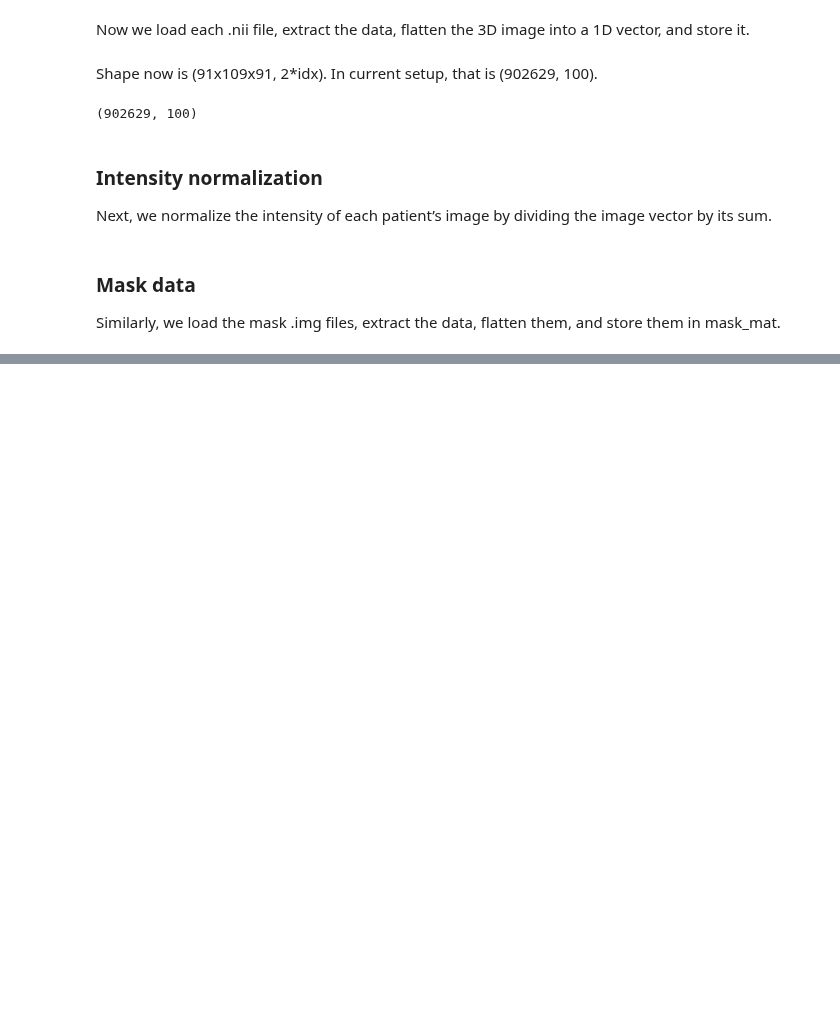
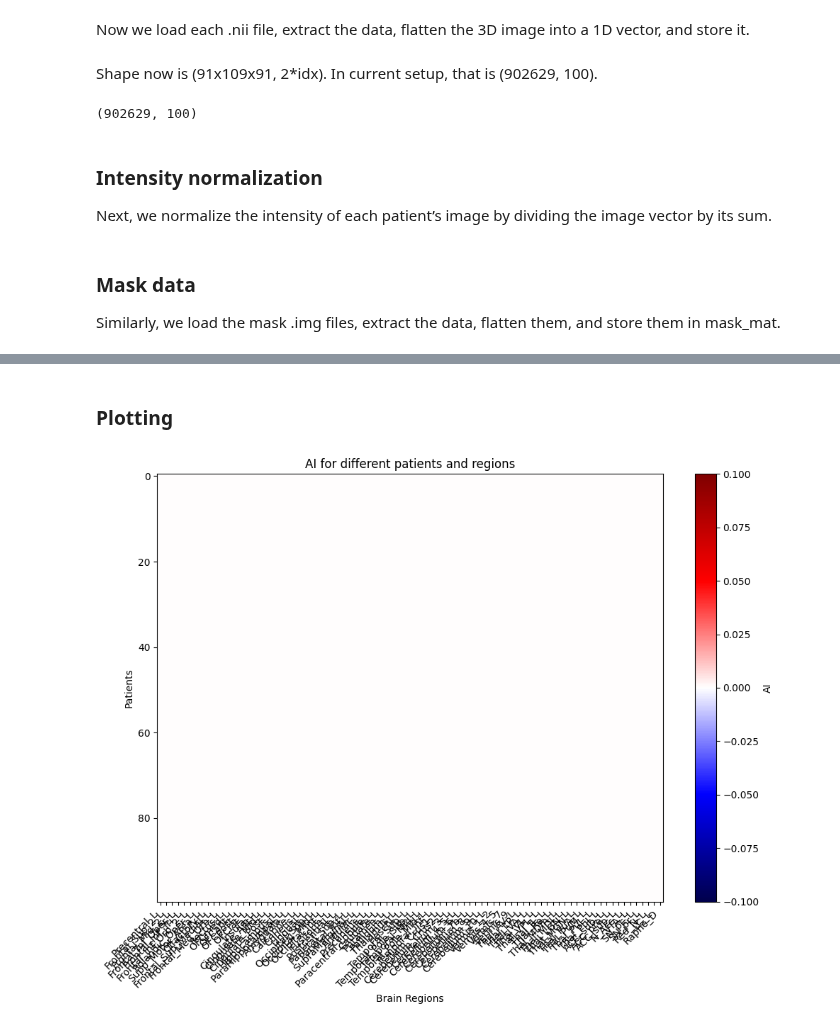
Before and after one commit to Crtox/asymmetryAD, a Jupyter notebook: extract_region_values.ipynb, the cells around one changed output, grey strips where cells are left out. Cells and saved outputs as stored; diff of their text form; code cells hidden in the pictures; blank space fills up the shorter version.

Commit message:
mask problems

```diff
--- a/extract_region_values.ipynb
+++ b/extract_region_values.ipynb
@@ -239,3 +243,14 @@ patients_mat_intensity_norm = patients_mat / np.sum(patients_mat, axis=0)
 # %% [markdown]
 ### Mask data
 Similarly, we load the mask .img files, extract the data, flatten them, and store them in mask_mat.
+# %%
+# Load mask files as 1D vectors
+mask_data = []
+
+for mask_file in mask_files:
+    mask_img = nib.load(mask_file)                       # Load the mask file
+    mask_data_1d = mask_img.get_fdata().flatten()        # Convert to 1D vector
+    mask_data.append(mask_data_1d)
+
+# Convert mask data to a NumPy array
+mask_mat = np.column_stack(mask_data)
@@ -241,0 +267,17 @@ Similarly, we load the mask .img files, extract the data, flatten them, and stor
+# %%
+mask_number = len(masks_title_all)                                         # Number of masks (ROIs)
+ROI = np.zeros((len(list_nii), mask_number))                               # Empty matrix
+relative_diff_ROI = np.zeros((len(list_nii), mask_number // 2))            # Empty matrix, second dimension half less (L and R pairs)
+
+# Loop over each patient and each region
+for i, patient in enumerate(patients_mat.T):                               # Iterate over patients (columns)
+    for j in range(mask_number // 2):                                      # Iterate over regions (half as pairs)
+        l = 2 * j                                                          # Left region index
+        r = 2 * j + 1                                                      # Right region index
+
+        # Calculate the mean intensity for left and right regions
+        ROI[i, l] = np.mean(patient[mask_mat[:, 0] == 1])
+        ROI[i, r] = np.mean(patient[mask_mat[:, 0] == 1])
+
+        # Calculate asymmetry index (AI)
+        relative_diff_ROI[i, j] = 100 * (ROI[i, l] - ROI[i, r]) / (ROI[i, r] + ROI[i, l])
@@ -241,0 +287,2 @@ Similarly, we load the mask .img files, extract the data, flatten them, and stor
+# %%
+relative_diff_ROI = np.nan_to_num(relative_diff_ROI)
@@ -241,0 +313,18 @@ Similarly, we load the mask .img files, extract the data, flatten them, and stor
+# %% [markdown]
+### Plotting
+# %%
+# Plot AI as a heatmap
+
+plt.figure(figsize=(10, 8))
+plt.imshow(relative_diff_ROI, aspect='auto', cmap='seismic')
+plt.colorbar(label='AI')
+plt.title('AI for different patients and regions')
+plt.xlabel('Brain Regions')
+plt.ylabel('Patients')
+
+plt.xticks(ticks=np.arange(len(masks_title_L)), labels=masks_title_L, rotation=45, ha='right')
+plt.tight_layout()
+plt.savefig(save_path + '/AI.png')
+plt.show()
+# %% [output]
+[figure, added]
```
Also changed, not shown: parts of 6 cells of this notebook, 1 other file.
